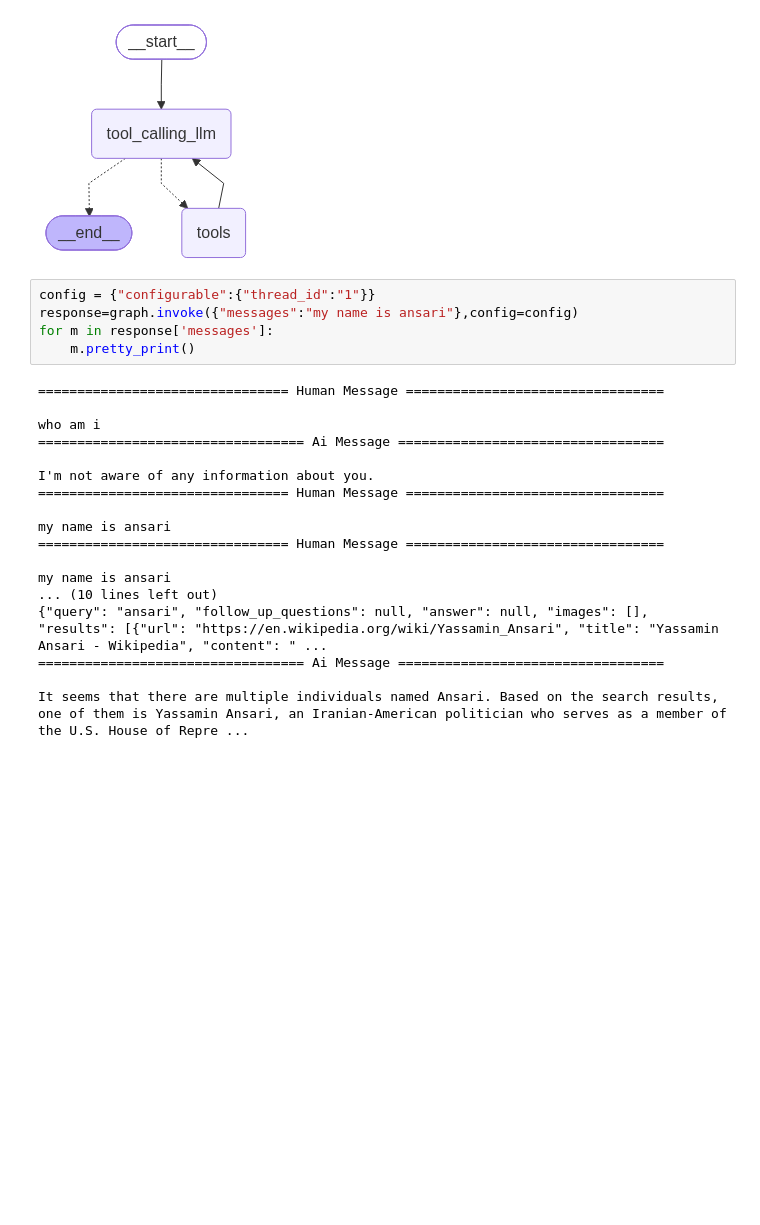
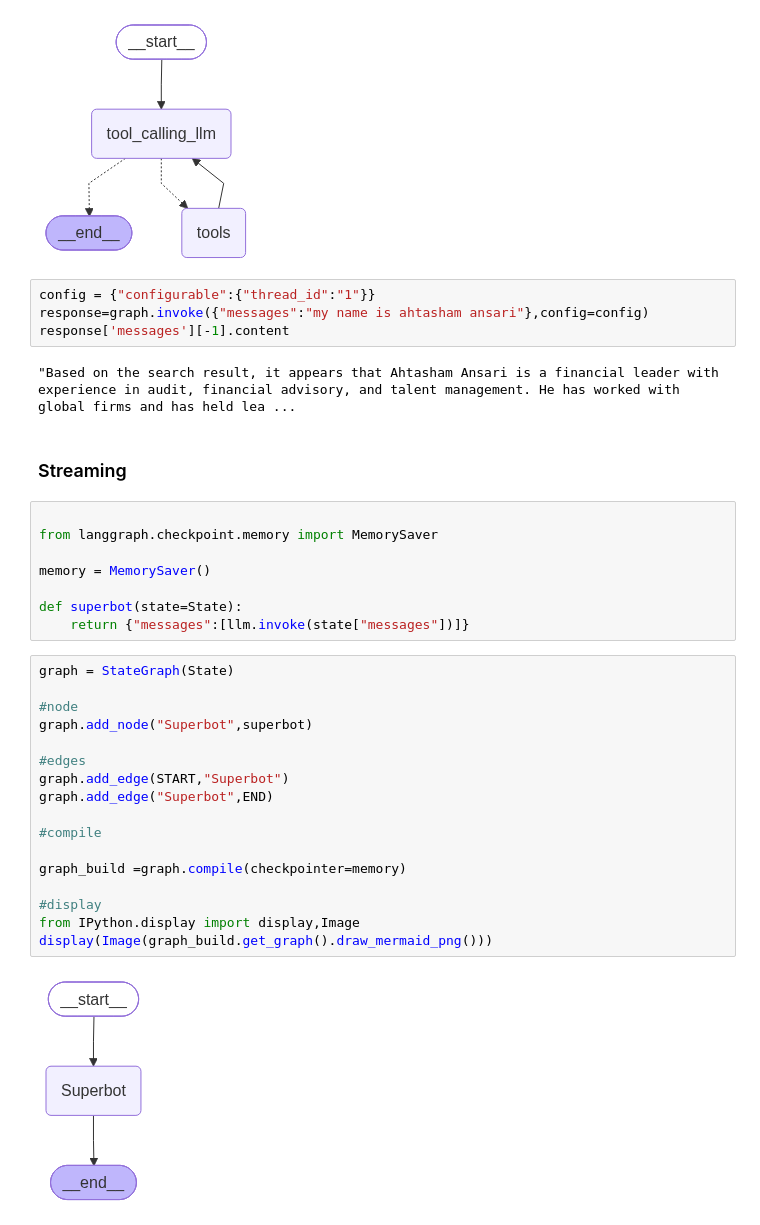
Before and after one commit to mohd-ahtasham-ansari/Langgraph, a Jupyter notebook: 1-Basic_chatbot/1-Basic_chatbot.ipynb, the cells around one changed output. Drawn from its saved outputs; the diff is of its cells as text; blank space fills up the shorter version.

Commit message:
Configure state graph, compile with memory checkpointer and visualize

```diff
--- a/1-Basic_chatbot/1-Basic_chatbot.ipynb
+++ b/1-Basic_chatbot/1-Basic_chatbot.ipynb
@@ -306,24 +306,36 @@ except Exception:
 [figure]
 # %%
 config = {"configurable":{"thread_id":"1"}}
-response=graph.invoke({"messages":"my name is ansari"},config=config)
-for m in response['messages']:
-    m.pretty_print()
+response=graph.invoke({"messages":"my name is ahtasham ansari"},config=config)
+response['messages'][-1].content
 # %% [output]
-================================ Human Message =================================
-
-who am i
-================================== Ai Message ==================================
-
-I'm not aware of any information about you.
-================================ Human Message =================================
-
-my name is ansari
-================================ Human Message =================================
-
-my name is ansari
-... (10 lines left out)
-{"query": "ansari", "follow_up_questions": null, "answer": null, "images": [], "results": [{"url": "https://en.wikipedia.org/wiki/Yassamin_Ansari", "title": "Yassamin Ansari - Wikipedia", "content": " ...
-================================== Ai Message ==================================
-
-It seems that there are multiple individuals named Ansari. Based on the search results, one of them is Yassamin Ansari, an Iranian-American politician who serves as a member of the U.S. House of Repre ...
+"Based on the search result, it appears that Ahtasham Ansari is a financial leader with experience in audit, financial advisory, and talent management. He has worked with global firms and has held lea ...
+# %% [markdown]
+### Streaming
+# %%
+
+from langgraph.checkpoint.memory import MemorySaver
+
+memory = MemorySaver()
+
+def superbot(state=State):
+    return {"messages":[llm.invoke(state["messages"])]}
+# %%
+graph = StateGraph(State)
+
+#node
+graph.add_node("Superbot",superbot)
+
+#edges
+graph.add_edge(START,"Superbot")
+graph.add_edge("Superbot",END)
+
+#compile
+
+graph_build =graph.compile(checkpointer=memory)
+
+#display
+from IPython.display import display,Image
+display(Image(graph_build.get_graph().draw_mermaid_png()))
+# %% [output]
+[figure, added]
```
Also changed, not shown: parts of 8 cells of this notebook.
